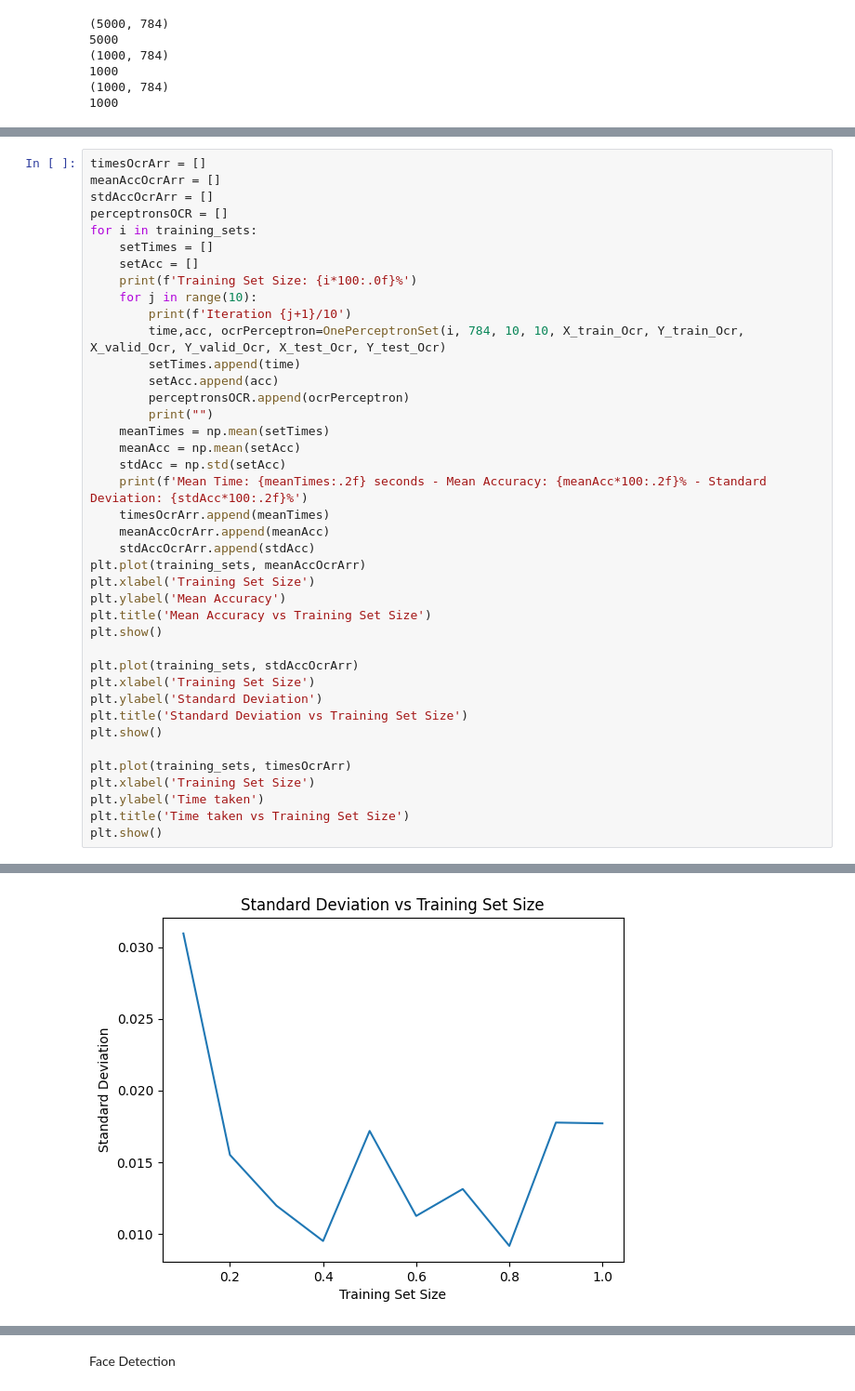
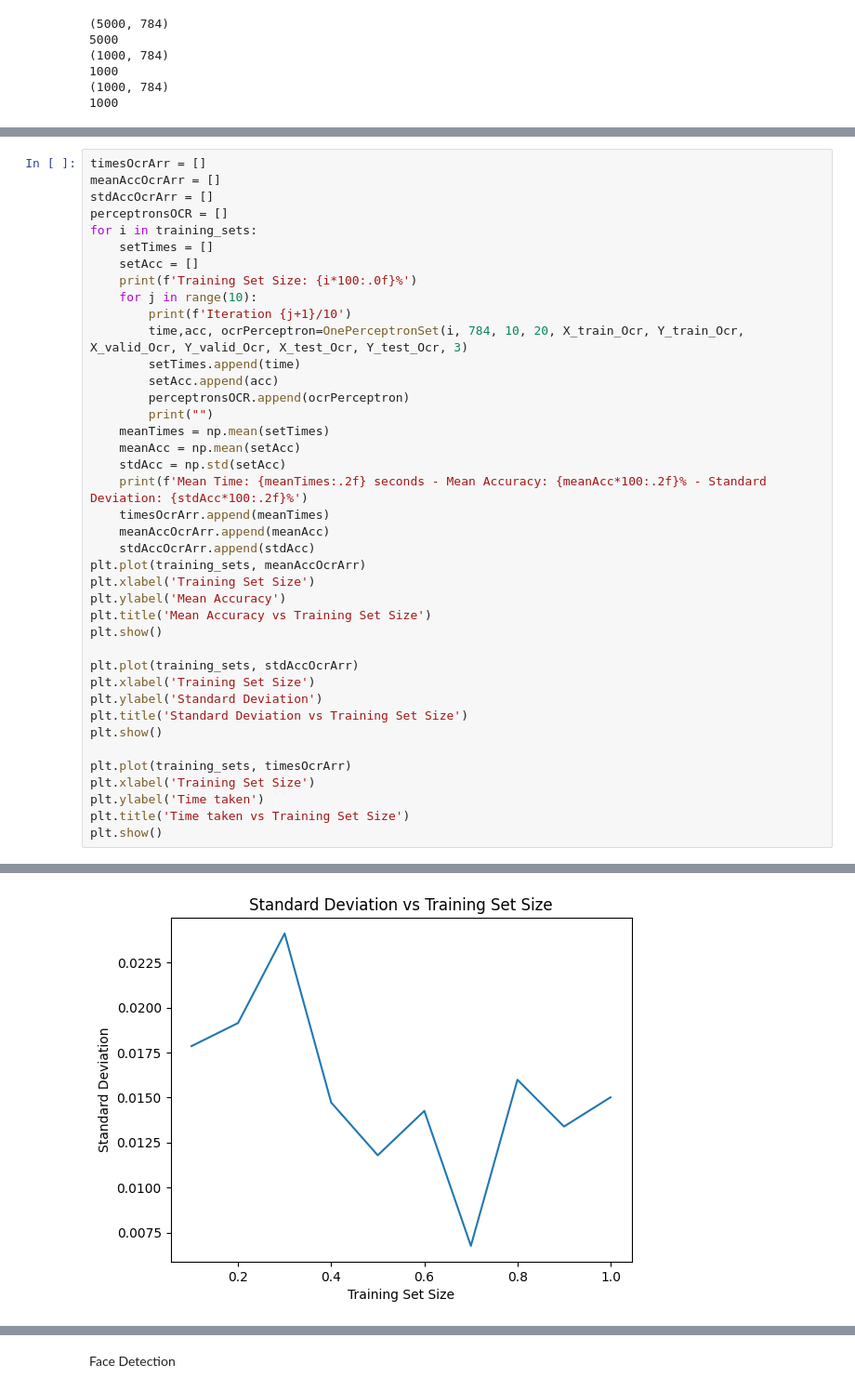
Before and after one commit to SolarLincoln/Intro-to-AI-Group-Projects, a Jupyter notebook: OCR_FaceDetection Project/Perceptron.ipynb, the cells around one changed output, grey strips where cells are left out. Shown at 93% size. Saved outputs shown, nothing was run; the diff lists cells and outputs as text.

```diff
--- a/OCR_FaceDetection Project/Perceptron.ipynb
+++ b/OCR_FaceDetection Project/Perceptron.ipynb
@@ -162,7 +156,7 @@ for i in training_sets:
     print(f'Training Set Size: {i*100:.0f}%')
     for j in range(10):
         print(f'Iteration {j+1}/10')
-        time,acc, ocrPerceptron=OnePerceptronSet(i, 784, 10, 10, X_train_Ocr, Y_train_Ocr, X_valid_Ocr, Y_valid_Ocr, X_test_Ocr, Y_test_Ocr)
+        time,acc, ocrPerceptron=OnePerceptronSet(i, 784, 10, 20, X_train_Ocr, Y_train_Ocr, X_valid_Ocr, Y_valid_Ocr, X_test_Ocr, Y_test_Ocr, 3)
         setTimes.append(time)
         setAcc.append(acc)
         perceptronsOCR.append(ocrPerceptron)
@@ -213 +207 @@ Mean Time: 0.45 seconds - Mean Accuracy: 76.30% - Standard Deviation: 1.77%
-[figure, old version]
+[figure, new version]
```
Also changed, not shown: parts of 18 cells of this notebook, 3 other files.
